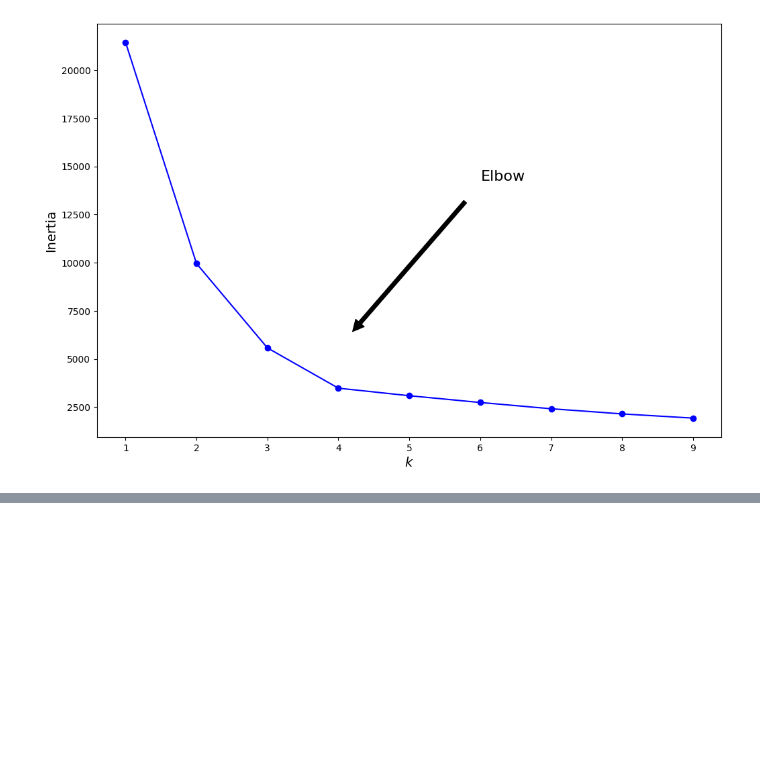
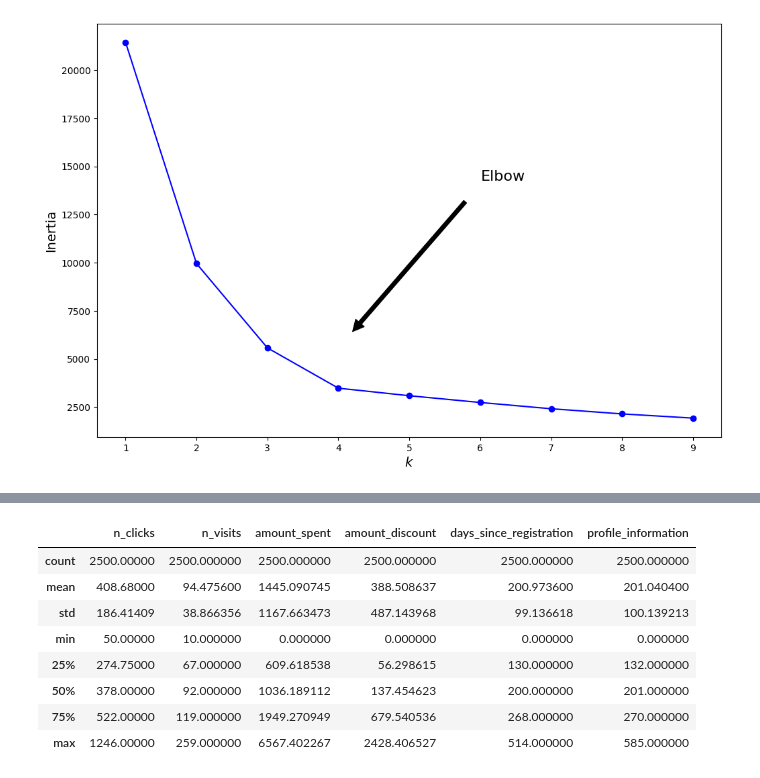
Before and after one commit to SachinScaler/UnsupervisedML_Feb24, a Jupyter notebook: ML_Intro_to_Unsupervised_Learning,_KMeans_Revisited.ipynb, the cells around one changed output, grey strips where cells are left out. Cells and saved outputs as stored; diff of their text form; code cells hidden in the pictures; blank space fills up the shorter version.

```diff
--- a/ML_Intro_to_Unsupervised_Learning,_KMeans_Revisited.ipynb
+++ b/ML_Intro_to_Unsupervised_Learning,_KMeans_Revisited.ipynb
@@ -183,0 +256,3 @@ plt.show()
+# %%
+# let's drop ID and keep remaining features for clustering
+X=df.drop("ID",axis=1)
@@ -183,0 +284,12 @@ plt.show()
+# %%
+X.describe()
+# %% [output]
+|  | n_clicks | n_visits | amount_spent | amount_discount | days_since_registration | profile_information |
+| count | 2500.00000 | 2500.000000 | 2500.000000 | 2500.000000 | 2500.000000 | 2500.000000 |
+| mean | 408.68000 | 94.475600 | 1445.090745 | 388.508637 | 200.973600 | 201.040400 |
+| std | 186.41409 | 38.866356 | 1167.663473 | 487.143968 | 99.136618 | 100.139213 |
+| min | 50.00000 | 10.000000 | 0.000000 | 0.000000 | 0.000000 | 0.000000 |
+| 25% | 274.75000 | 67.000000 | 609.618538 | 56.298615 | 130.000000 | 132.000000 |
+| 50% | 378.00000 | 92.000000 | 1036.189112 | 137.454623 | 200.000000 | 201.000000 |
+| 75% | 522.00000 | 119.000000 | 1949.270949 | 679.540536 | 268.000000 | 270.000000 |
+| max | 1246.00000 | 259.000000 | 6567.402267 | 2428.406527 | 514.000000 | 585.000000 |
```
Also changed, not shown: parts of 18 cells of this notebook.
